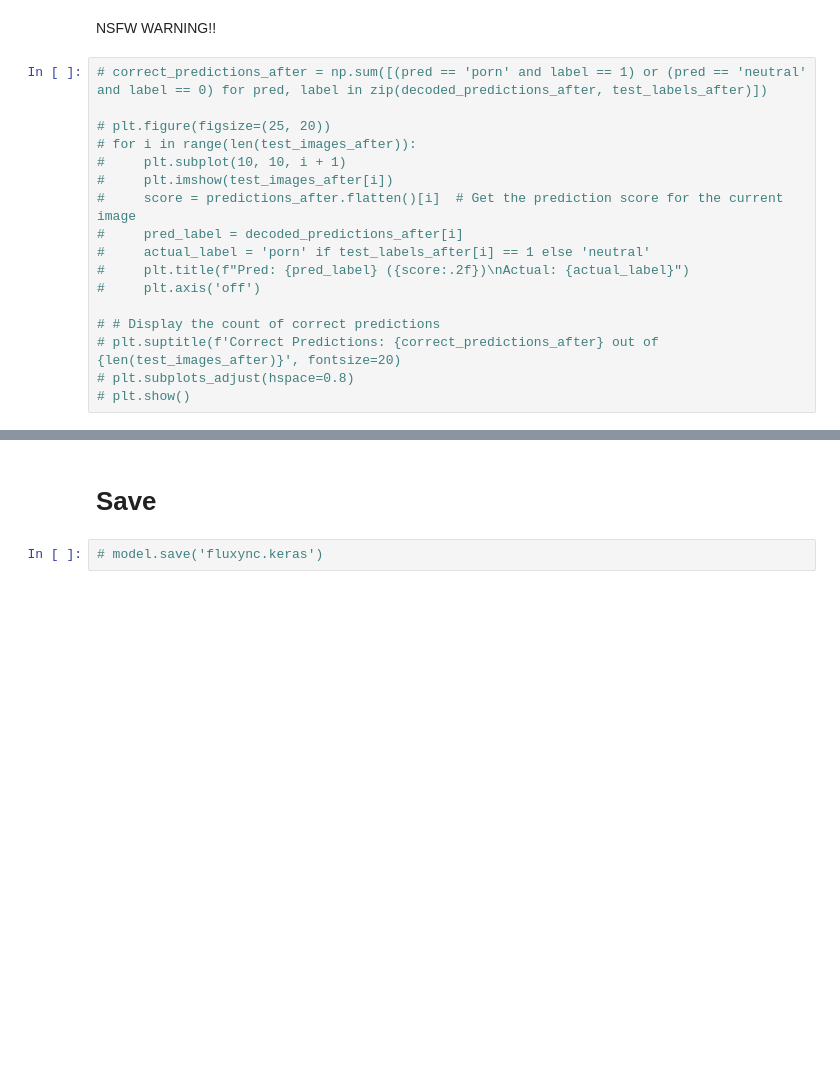
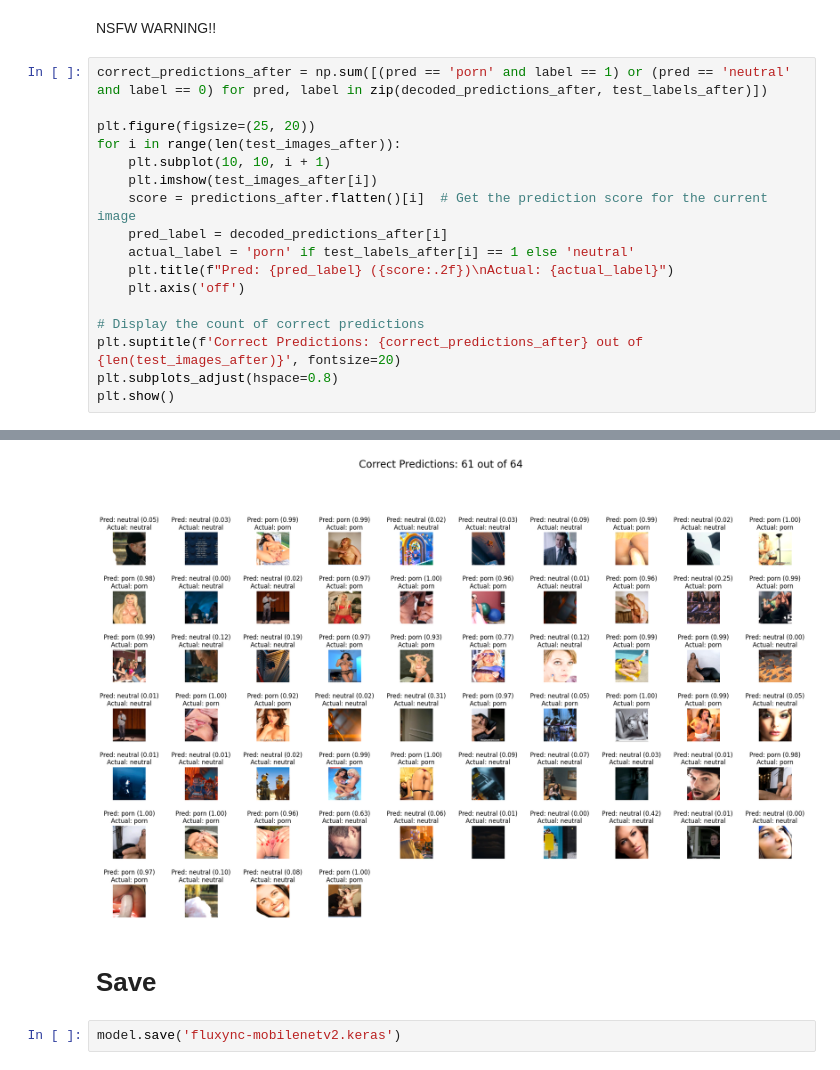
Before and after one commit to calzkmal/fluxync-model, a Jupyter notebook: notebooks/fluxync-dev-MobileNetV2.ipynb, the cells around one changed output, grey strips where cells are left out. Saved outputs shown, nothing was run; the diff lists cells and outputs as text; blank space fills up the shorter version.

Commit message:
Fix MobileNetV2 method

```diff
--- a/notebooks/fluxync-dev-MobileNetV2.ipynb
+++ b/notebooks/fluxync-dev-MobileNetV2.ipynb
@@ -316,19 +316,20 @@ weighted avg       0.95      0.95      0.95        64
 # %% [markdown]
 NSFW WARNING!!
 # %%
-# correct_predictions_after = np.sum([(pred == 'porn' and label == 1) or (pred == 'neutral' and label == 0) for pred, label in zip(decoded_predictions_after, test_labels_after)])
+correct_predictions_after = np.sum([(pred == 'porn' and label == 1) or (pred == 'neutral' and label == 0) for pred, label in zip(decoded_predictions_after, test_labels_after)])
 
-# plt.figure(figsize=(25, 20))
-# for i in range(len(test_images_after)):
-#     plt.subplot(10, 10, i + 1)
-#     plt.imshow(test_images_after[i])
-#     score = predictions_after.flatten()[i]  # Get the prediction score for the current image
-#     pred_label = decoded_predictions_after[i]
-#     actual_label = 'porn' if test_labels_after[i] == 1 else 'neutral'
-#     plt.title(f"Pred: {pred_label} ({score:.2f})\nActual: {actual_label}")
-#     plt.axis('off')
+plt.figure(figsize=(25, 20))
+for i in range(len(test_images_after)):
+    plt.subplot(10, 10, i + 1)
+    plt.imshow(test_images_after[i])
+    score = predictions_after.flatten()[i]  # Get the prediction score for the current image
+    pred_label = decoded_predictions_after[i]
+    actual_label = 'porn' if test_labels_after[i] == 1 else 'neutral'
+    plt.title(f"Pred: {pred_label} ({score:.2f})\nActual: {actual_label}")
+    plt.axis('off')
 
-# # Display the count of correct predictions
-# plt.suptitle(f'Correct Predictions: {correct_predictions_after} out of {len(test_images_after)}', fontsize=20)
-# plt.subplots_adjust(hspace=0.8)
-# plt.show()
+# Display the count of correct predictions
+plt.suptitle(f'Correct Predictions: {correct_predictions_after} out of {len(test_images_after)}', fontsize=20)
+plt.subplots_adjust(hspace=0.8)
+plt.show()
+# %% [output]
@@ -335,4 +353,5 @@ NSFW WARNING!!
+[figure, added]
 # %% [markdown]
 # **Save**
 # %%
-# model.save('fluxync.keras')
+model.save('fluxync-mobilenetv2.keras')
```
Also changed, not shown: parts of 9 cells of this notebook, 1 other file.
